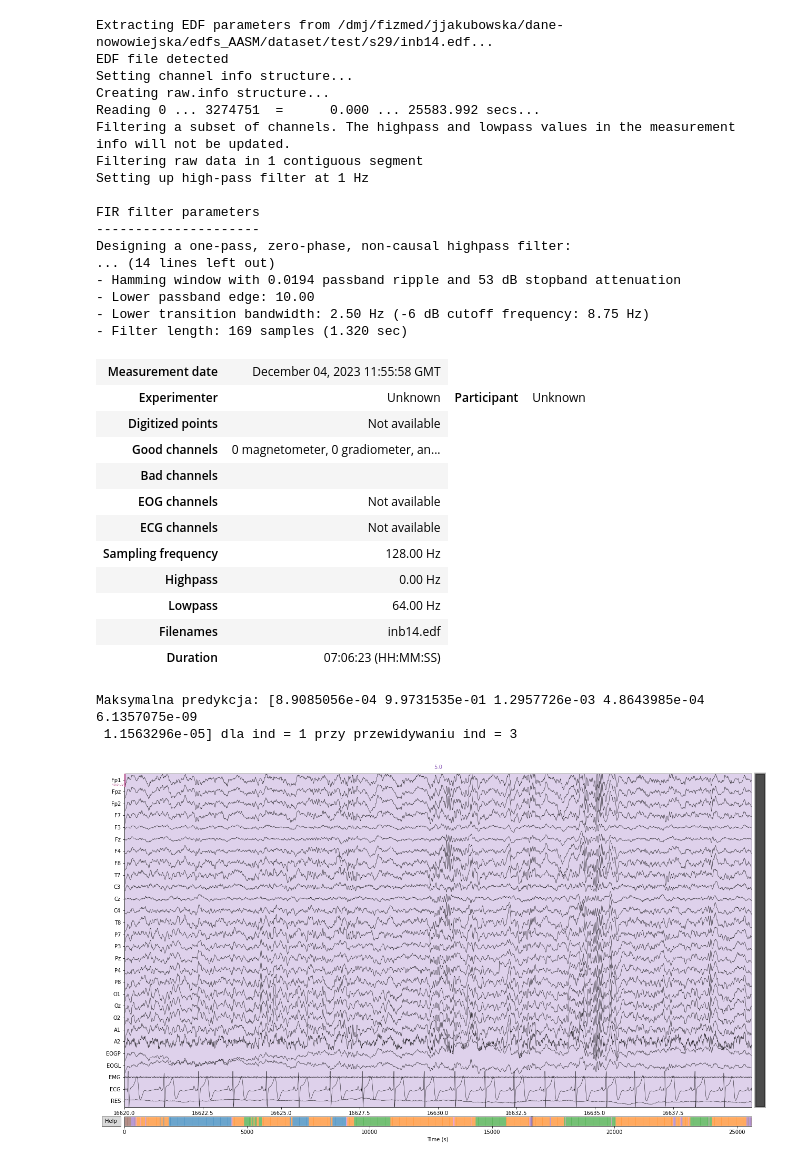
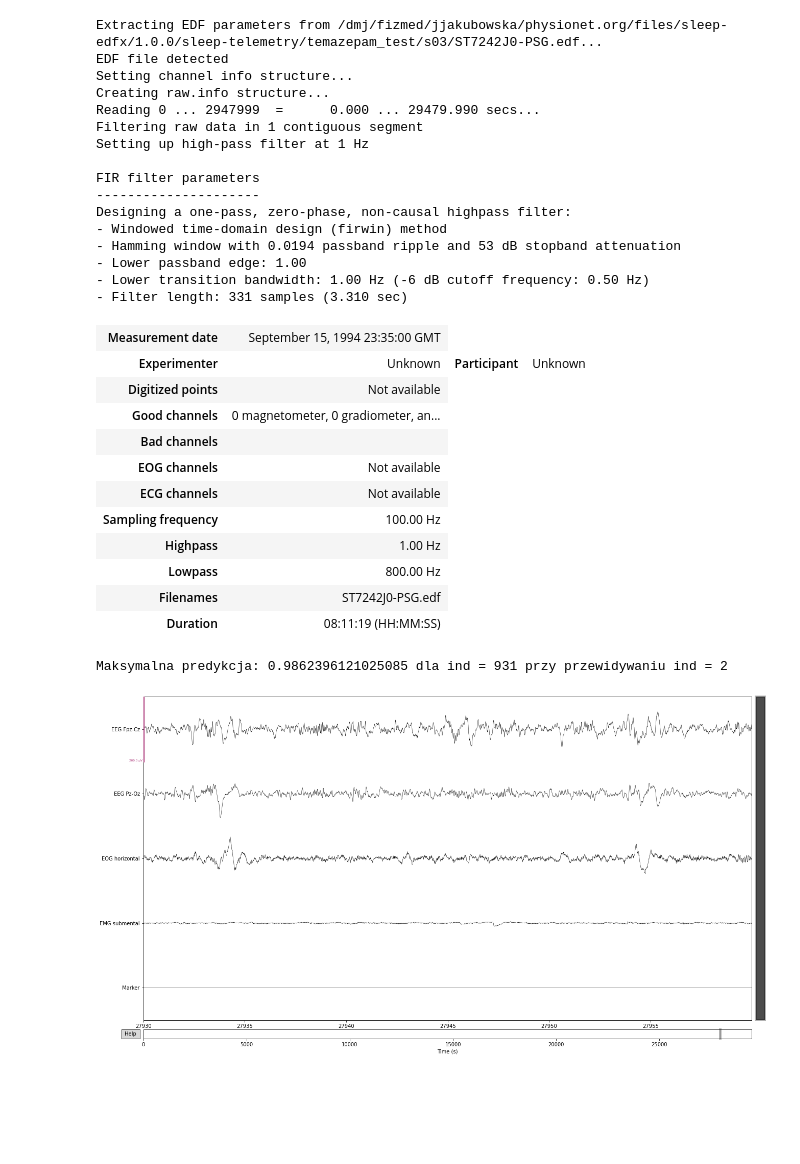
Before and after one commit to jjakubowska06/BENDR, a Jupyter notebook: analysis_and_interpretabiltiy.ipynb, the cells around one changed output. Saved outputs shown, nothing was run; the diff lists cells and outputs as text; code cells hidden in the pictures; blank space fills up the shorter version.

```diff
--- a/analysis_and_interpretabiltiy.ipynb
+++ b/analysis_and_interpretabiltiy.ipynb
@@ -9,31 +9,24 @@ import os
 ### softmax
 
 ### dla wersji gdzie zapisujemy softmax
-# dla wybranej osoby np. s29 bo ma ładne wyniki
+# dla wybranej osoby np. s03 bo ma ładne wyniki
 
 
-pred_path = 'predictions/BENDR-polid-AASM-hpf05_emg/BENDR-polid-AASM-hpf05_emg' + '_s29.npy'
-pred_softmax_path = 'predictions/BENDR-polid-AASM-hpf05_emg/BENDR-polid-AASM-hpf05_emg' + '_s29_softmax.npy'
-
-# test_subject = os.listdir(pred_path)
+subject = 's03'
+pred_path = 'predictions/linear-sleepedf-AASM-pool1-temazepam-TRUE/linear-sleepedf-AASM-pool1-temazepam-TRUE' + '_' + subject + '.npy'
+pred_softmax_path = 'predictions/linear-sleepedf-AASM-pool1-temazepam-TRUE/linear-sleepedf-AASM-pool1-temazepam-TRUE' + '_' + subject + '_softmax.npy'
+signal_path = '/dmj/fizmed/jjakubowska/physionet.org/files/sleep-edfx/1.0.0/sleep-telemetry/temazepam_test/s03/ST7242J0-PSG.edf'
 
 # AASM
-labels = ['REM', 'Stadium 3', 'Stadium 2', 'Stadium 1', 'Wake', 'Mięśnie']
-classes = [0, 1, 2, 3, 4, 5]
-
-# labels = ['REM', 'Stadium 4', 'Stadium 3', 'Stadium 2', 'Stadium 1', 'Wake', 'Mięśnie']
-# classes = [0, 1, 2, 3, 4, 5, 6]
-# ACC = 0
-# BAC = 0
-# MCC = 0
-
-# conf_matrix = np.zeros((len(test_subjects)//2, len(labels), len(labels)))
+labels = ['Sleep stage W', 'Sleep stage 1', 'Sleep stage 2', 'Sleep stage 3', 'Sleep stage R']
+classes = [0, 1, 2, 3, 4]
 
 in_and_out_labels = np.load(pred_path)
 
 y_true = in_and_out_labels[0]
 y_BENDR = in_and_out_labels[1]
 predictions_softmax = np.load(pred_softmax_path)
+
 
 conf_matrix = confusion_matrix(y_true, y_BENDR, labels=classes, normalize='true') # true
 
@@ -57,47 +53,40 @@ plt.show()
 # %%
 # load examplatory signal
 
-signal_path = '/dmj/fizmed/jjakubowska/dane-nowowiejska/edfs_AASM/dataset/test/s29/inb14.edf'
 raw = mne.io.read_raw_edf(signal_path)
 
-picks = ['Fp1', 'Fpz', 'Fp2', 'F7', 'F3', 'Fz', 'F4', 'F8', 'T7', 'C3', 'Cz', 'C4', 'T8', 'P7', 'P3', 'Pz', 'P4', 'P8', 'O1', 'Oz', 'O2', 'A1', 'A2']
 raw_filtered = raw.copy().load_data()
-raw_filtered.filter(l_freq=1, h_freq=None, picks = picks)
-raw_filtered.filter(l_freq=10, h_freq=None, picks = ['EMG'])
-
-
-#raw_highpass.set_montage("standard_1020")
-# raw_highpass.plot(duration=20, start=20*ind, n_channels=len(raw.ch_names))
+raw_filtered.filter(l_freq=1, h_freq=None)
+# raw_filtered.filter(l_freq=10, h_freq=None)
 # %% [output]
-Extracting EDF parameters from /dmj/fizmed/jjakubowska/dane-nowowiejska/edfs_AASM/dataset/test/s29/inb14.edf...
+Extracting EDF parameters from /dmj/fizmed/jjakubowska/physionet.org/files/sleep-edfx/1.0.0/sleep-telemetry/temazepam_test/s03/ST7242J0-PSG.edf...
 EDF file detected
 Setting channel info structure...
 Creating raw.info structure...
-Reading 0 ... 3274751  =      0.000 ... 25583.992 secs...
-Filtering a subset of channels. The highpass and lowpass values in the measurement info will not be updated.
+Reading 0 ... 2947999  =      0.000 ... 29479.990 secs...
 Filtering raw data in 1 contiguous segment
 Setting up high-pass filter at 1 Hz
 
 FIR filter parameters
 ---------------------
 Designing a one-pass, zero-phase, non-causal highpass filter:
-... (14 lines left out)
+- Windowed time-domain design (firwin) method
 - Hamming window with 0.0194 passband ripple and 53 dB stopband attenuation
-- Lower passband edge: 10.00
-- Lower transition bandwidth: 2.50 Hz (-6 dB cutoff frequency: 8.75 Hz)
-- Filter length: 169 samples (1.320 sec)
+- Lower passband edge: 1.00
+- Lower transition bandwidth: 1.00 Hz (-6 dB cutoff frequency: 0.50 Hz)
+- Filter length: 331 samples (3.310 sec)
-| Measurement date | December 04, 2023 11:55:58 GMT |
+| Measurement date | September 15, 1994 23:35:00 GMT |
 | Experimenter | Unknown | Participant | Unknown |
 | Digitized points | Not available |
 | Good channels | 0 magnetometer, 0 gradiometer, an... |
 | Bad channels |  |
 | EOG channels | Not available |
 | ECG channels | Not available |
-| Sampling frequency | 128.00 Hz |
-| Highpass | 0.00 Hz |
-| Lowpass | 64.00 Hz |
-| Filenames | inb14.edf |
-| Duration | 07:06:23 (HH:MM:SS) |
+| Sampling frequency | 100.00 Hz |
+| Highpass | 1.00 Hz |
+| Lowpass | 800.00 Hz |
+| Filenames | ST7242J0-PSG.edf |
+| Duration | 08:11:19 (HH:MM:SS) |
 # %%
 # znajdz najwyższą predykcję z błędnych predykcji s3
     # znajdz najwyższą błędną predykcję
@@ -105,26 +94,25 @@ Designing a one-pass, zero-phase, non-causal highpass filter:
 
 def explore_best_predictions(raw1, y_true, y_BENDR, predictions_softmax, true=1, predicted=1):
 
-    s3_false_positive_s1 = [i for i in range(len(y_true)) if (y_true[i]==true) and (y_BENDR[i]==predicted)]
-    s3_preds_false_positive_s1 = np.max(predictions_softmax[s3_false_positive_s1], axis=1)
-    s3_preds_false_positive_s1_max = np.argmax(predictions_softmax[s3_false_positive_s1, 1])
-    ind_false_pred = s3_false_positive_s1[s3_preds_false_positive_s1_max]
+    indexes = [i for i in range(len(y_true)) if (y_true[i]==true) and (y_BENDR[i]==predicted)]
+    preds = np.max(predictions_softmax[indexes], axis=1)
+    preds_max = np.argmax(predictions_softmax[indexes, predicted])
+    ind_max_pred = indexes[preds_max]
 
-    print(f'Maksymalna predykcja: {predictions_softmax[s3_false_positive_s1[s3_preds_false_positive_s1_max]]} dla ind = {predicted} przy przewidywaniu ind = {true}')
+    print(f'Maksymalna predykcja: {predictions_softmax[ind_max_pred, predicted]} dla ind = {ind_max_pred} przy przewidywaniu ind = {true}')
 
-    raw1.plot(duration=20, start=20*ind_false_pred, n_channels=len(raw.ch_names))
+    raw1.plot(duration=30, start=30*ind_max_pred, n_channels=len(raw.ch_names),scalings=1e-4)
 
-    return ind_false_pred
+    return ind_max_pred
 # %%
 plt.rcParams["figure.figsize"] = [18,10]
-max_ind = explore_best_predictions(raw_filtered, y_true, y_BENDR, predictions_softmax, true=3, predicted=1)
+max_ind = explore_best_predictions(raw_filtered, y_true, y_BENDR, predictions_softmax, true=2, predicted=2)
 
 labels = ['REM', 'Stadium 3', 'Stadium 2', 'Stadium 1', 'Wake', 'Mięśnie']
 classes = [0, 1, 2, 3, 4, 5]
 # %% [output]
-Maksymalna predykcja: [8.9085056e-04 9.9731535e-01 1.2957726e-03 4.8643985e-04 6.1357075e-09
- 1.1563296e-05] dla ind = 1 przy przewidywaniu ind = 3
+Maksymalna predykcja: 0.9862396121025085 dla ind = 931 przy przewidywaniu ind = 2
-[figure, old version]
+[figure, new version]
 # %%
 # montaż
 
```
Also changed, not shown: parts of 8 cells of this notebook, 14 other files.
